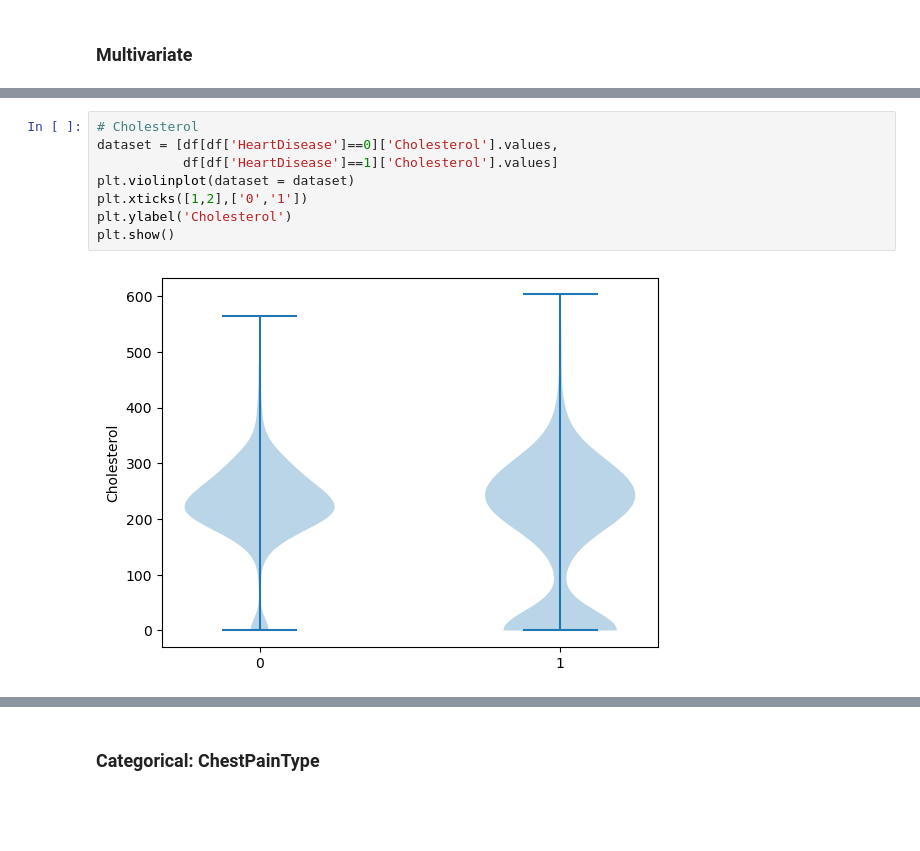
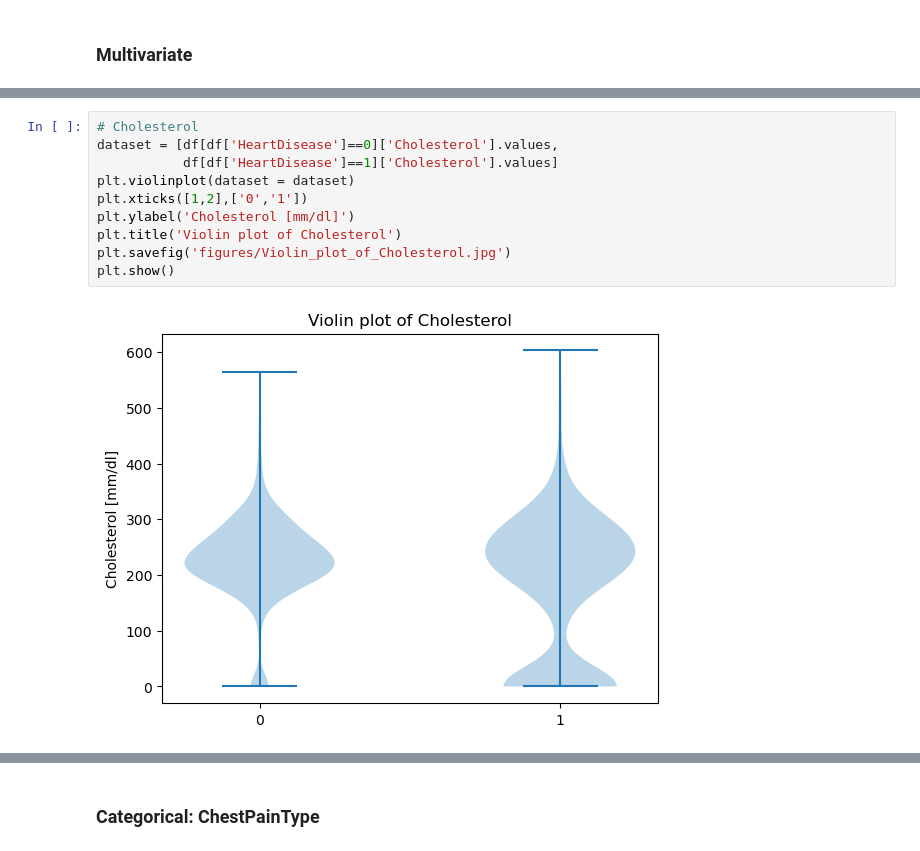
Before and after one commit to anran2176/Heart_Disease_Prediction, a Jupyter notebook: src/DATA1030 Project.ipynb, the cells around one changed output, grey strips where cells are left out. Cells and saved outputs as stored; diff of their text form; blank space fills up the shorter version.

```diff
--- a/src/DATA1030 Project.ipynb
+++ b/src/DATA1030 Project.ipynb
@@ -194,13 +204,15 @@ plt.show()
 # %%
 # Cholesterol
 dataset = [df[df['HeartDisease']==0]['Cholesterol'].values,
            df[df['HeartDisease']==1]['Cholesterol'].values]
 plt.violinplot(dataset = dataset)
 plt.xticks([1,2],['0','1'])
-plt.ylabel('Cholesterol')
+plt.ylabel('Cholesterol [mm/dl]')
+plt.title('Violin plot of Cholesterol')
+plt.savefig('figures/Violin_plot_of_Cholesterol.jpg')
 plt.show()
 # %% [output]
-[figure, old version]
+[figure, new version]
 # %%
 # MaxHR
 dataset = [df[df['HeartDisease']==0]['MaxHR'].values,
```
Also changed, not shown: parts of 28 cells of this notebook, 22 other files.
